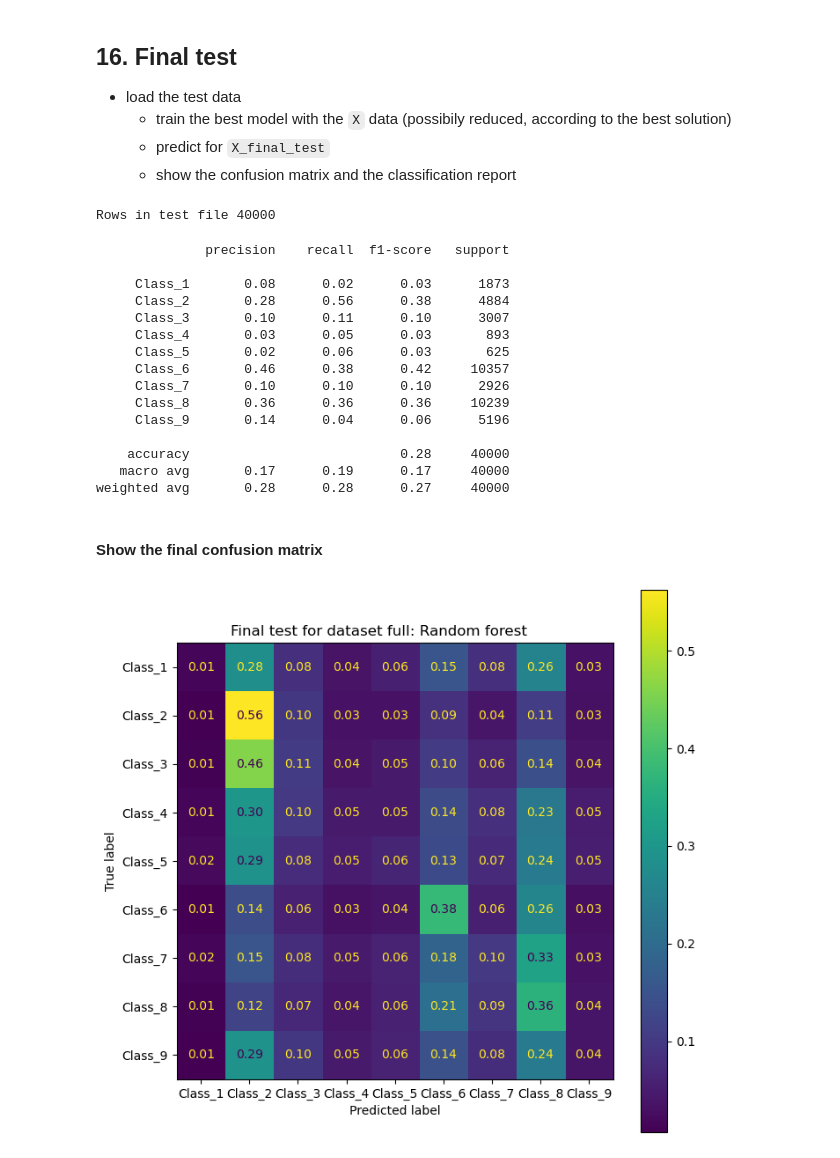
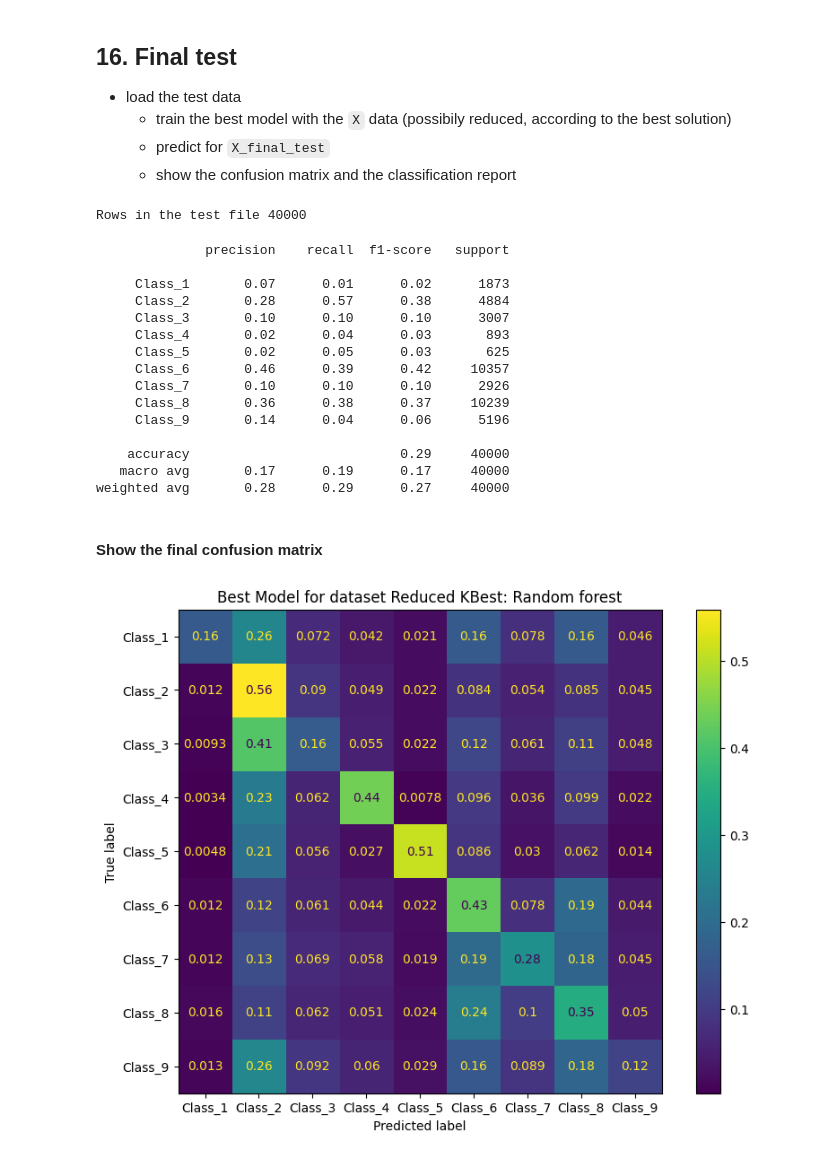
Before and after one commit to andreacondanna/BBS_Machine_Learning_public, a Jupyter notebook: Lab-feature-selection/Lab-feature-selection_nocode.ipynb, the cells around one changed output. Cells and saved outputs as stored; diff of their text form; code cells hidden in the pictures.

```diff
--- a/Lab-feature-selection/Lab-feature-selection_nocode.ipynb
+++ b/Lab-feature-selection/Lab-feature-selection_nocode.ipynb
@@ -241,11 +323,31 @@ Results for dataset full
 use `SelectKBest` as selector and `mutual_info_classif` as estimator of the relationship between each feature and the target
 # %% [markdown]
 ## 11. Split into train and test and set the number of features to select as the number of features in `X_pca`
+# %%
+from sklearn.feature_selection import mutual_info_classif
+X_train, X_test, y_train, y_test = train_test_split(X_full, y, train_size=train_size, random_state=random_state)
+k_best=k_pca
 # %% [markdown]
 ## 12. fit and transform the data
 - fit and transform with the selector using `X_train`
 - transform `X_test` using the fitted selector
+# %%
+from sklearn.feature_selection import SelectKBest
+
+kbest = SelectKBest(mutual_info_classif, k=k_pca)
+X_train = kbest.fit_transform(X_train, y_train)
+X_test = kbest.transform(X_test)
+dataset = 'Reduced KBest'
 # %% [markdown]
 ## 13. Train and test
+# %%
+for m in model_lbls:
+     clf=GridSearchCV(models[m]['estimator'], models[m]['param'], cv=cv, scoring=scoring)
+clf.fit(X_train, y_train)
+clfs.append(clf)
+Y_true, Y_pred= y_test, clf.predict(X_test)
+
+cr=classification_report(y_true, y_pred, output_dict=True, zero_division=1)
+results.loc[len(results)]=[dataset, models[m]['name'], clf.best_params_, cr['accuracy'], cr['macro avg']['precision'], cr['macro avg']['recall'], cr['macro avg']['f1-score']]
 # %% [markdown]
 ## 14. Show the results
@@ -268,27 +409,46 @@ NameError: name 'results' is not defined
     - predict for `X_final_test`
     - show the confusion matrix and the classification report
 # %%
+test_data=pd.read_csv(file_path+test_file)
+y_test=test_data['target']
+X_red= kbest.fit_transform(test_data.drop(['id', 'target'], axis=1), y_test)
+print('Rows in the test file {}'.format(test_data.shape[0]))
+
+rf=RandomForestClassifier(random_state=random_state, **best_params)
+rf.fit(X_full, y)
+y_test_pred=rf.predict(test_data.drop(['id', 'target'], axis=1))
 # %% [output]
-Rows in test file 40000
+Rows in the test file 40000
 # %%
+print(classification_report(y_test, y_test_pred))
 # %% [output]
               precision    recall  f1-score   support
 
-     Class_1       0.08      0.02      0.03      1873
-     Class_2       0.28      0.56      0.38      4884
-     Class_3       0.10      0.11      0.10      3007
-     Class_4       0.03      0.05      0.03       893
-     Class_5       0.02      0.06      0.03       625
-     Class_6       0.46      0.38      0.42     10357
+     Class_1       0.07      0.01      0.02      1873
+     Class_2       0.28      0.57      0.38      4884
+     Class_3       0.10      0.10      0.10      3007
+     Class_4       0.02      0.04      0.03       893
+     Class_5       0.02      0.05      0.03       625
+     Class_6       0.46      0.39      0.42     10357
      Class_7       0.10      0.10      0.10      2926
-     Class_8       0.36      0.36      0.36     10239
+     Class_8       0.36      0.38      0.37     10239
      Class_9       0.14      0.04      0.06      5196
 
-    accuracy                           0.28     40000
+    accuracy                           0.29     40000
    macro avg       0.17      0.19      0.17     40000
-weighted avg       0.28      0.28      0.27     40000
+weighted avg       0.28      0.29      0.27     40000
 # %% [markdown]
 #### Show the final confusion matrix
 # %%
+# Train the classifier on X_red
+rf.fit(X_red, y_test)
+
+# Plot the confusion matrix
+fig, ax = plt.subplots(figsize=(10, 7))  # Set figure size for each iteration
+disp = ConfusionMatrixDisplay.from_estimator(
+    X=X_red, y=y_test, estimator=rf, normalize='true', ax=ax
+)
+disp.ax_.set_title(f"Best Model for dataset {dataset}: {model}")
+plt.show()
 # %% [output]
-[figure, old version]
+[figure, new version]
```
Also changed, not shown: parts of 15 cells of this notebook, 12 other files.
